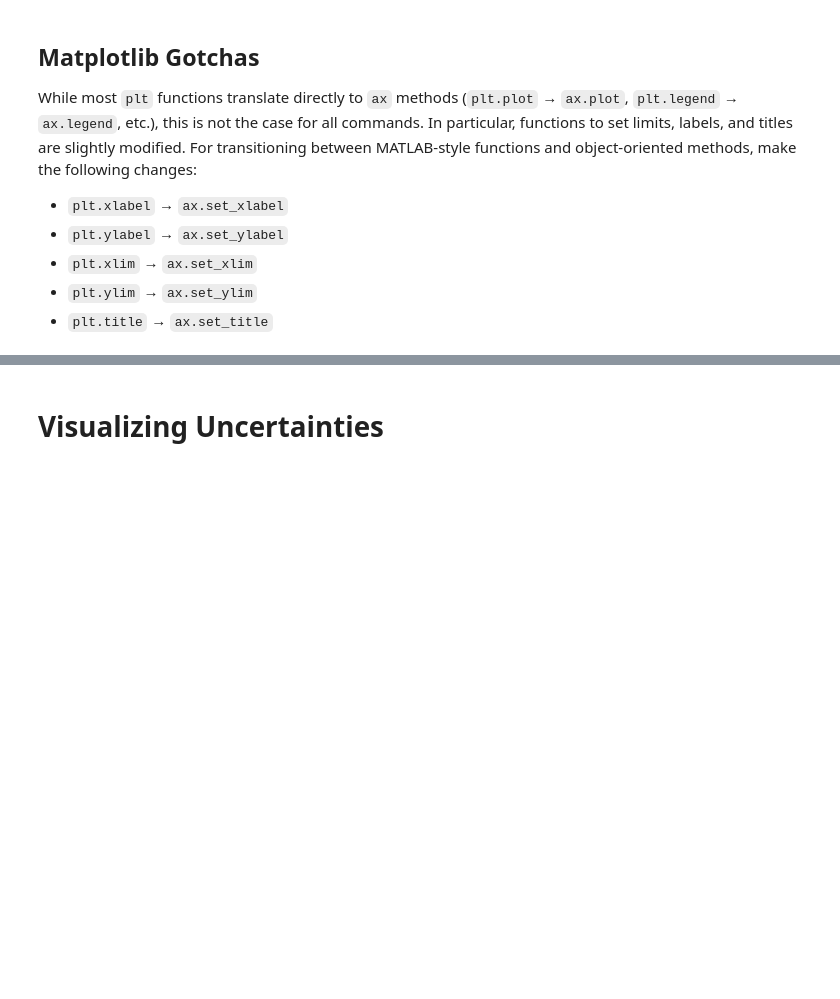
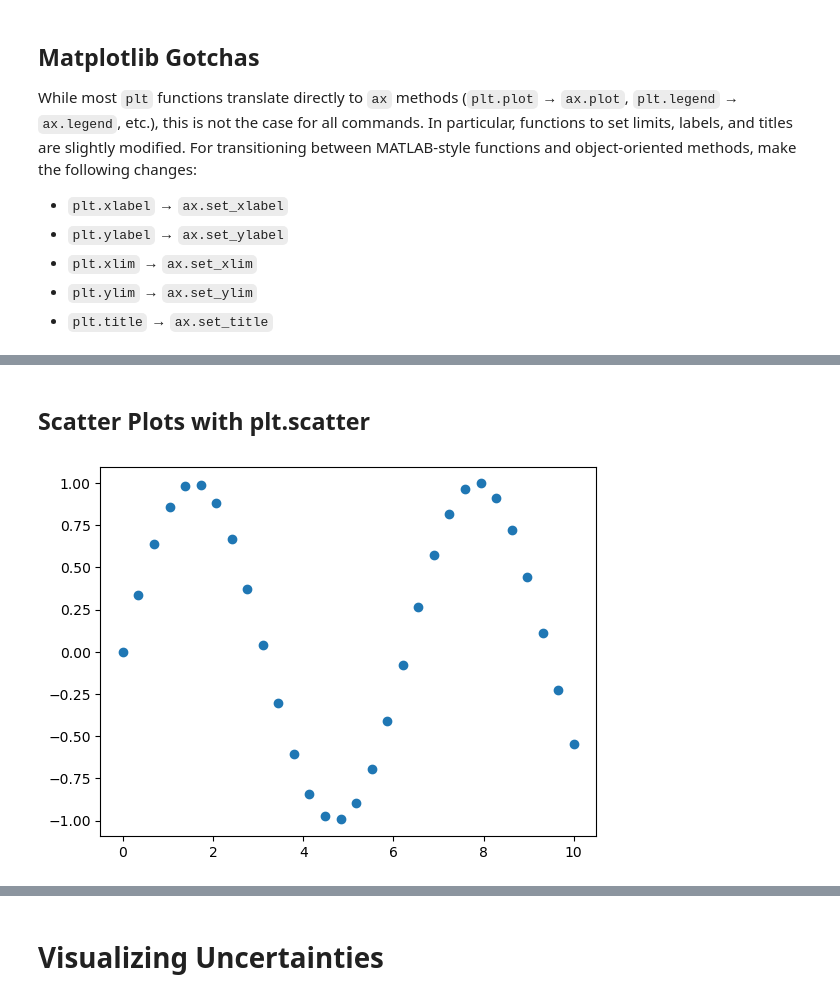
Before and after one commit to rishabh-mondal/blog, a Jupyter notebook: basic_matplotlib.ipynb, the cells around one changed output, grey strips where cells are left out. Drawn from its saved outputs; the diff is of its cells as text; code cells hidden in the pictures; blank space fills up the shorter version.

```diff
--- a/basic_matplotlib.ipynb
+++ b/basic_matplotlib.ipynb
@@ -107,0 +130,6 @@ For transitioning between MATLAB-style functions and object-oriented methods, ma
+# %% [markdown]
+## Scatter Plots with plt.scatter
+# %%
+plt.scatter(x, y, marker='o');
+# %% [output]
+[figure, added]
```
Also changed, not shown: parts of 16 cells of this notebook.
